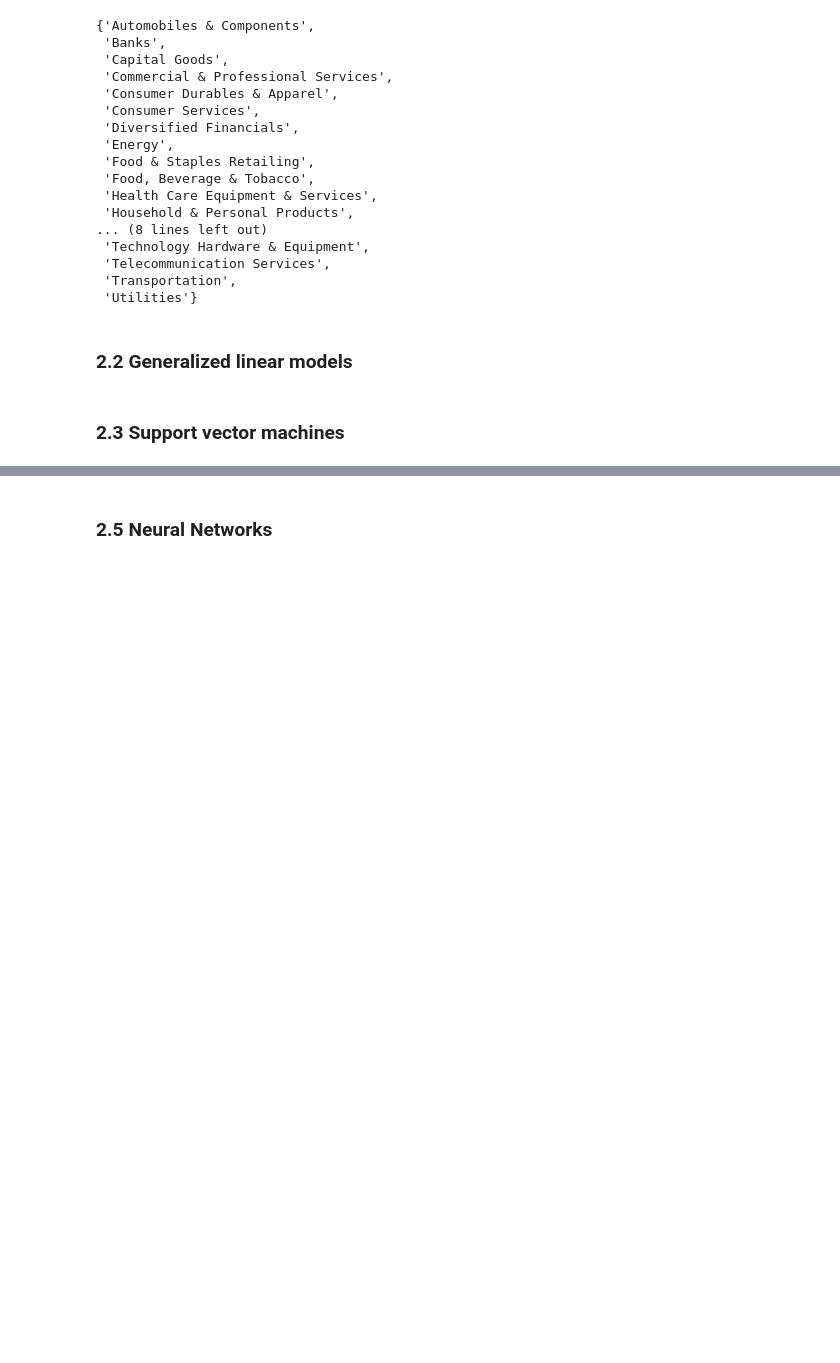
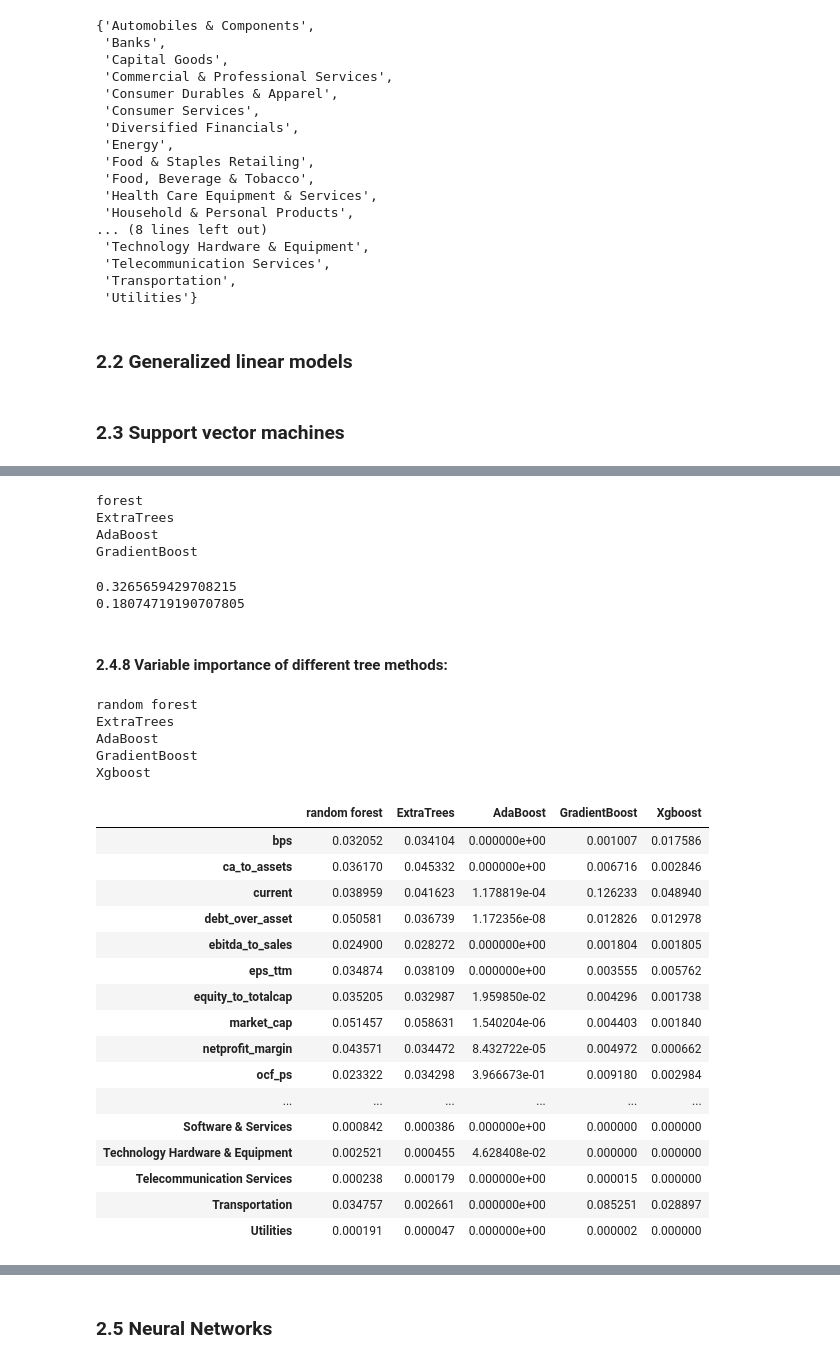
Before and after one commit to lanyama19/CFRM521Project, a Jupyter notebook: CFRM521_Project .ipynb, the cells around one changed output, grey strips where cells are left out. Saved outputs shown, nothing was run; the diff lists cells and outputs as text; code cells hidden in the pictures; blank space fills up the shorter version.

```diff
--- a/CFRM521_Project .ipynb
+++ b/CFRM521_Project .ipynb
@@ -260,0 +585,57 @@ with open('cleanTest.p', 'wb') as hp:
+# %%
+pred_test = []
+for idx, m_ in enumerate(models):
+    pred_test.append(m_.predict(X_test))
+    print(model_names[idx])
+pred_test = np.transpose(np.array(pred_test))
+# %% [output]
+forest
+ExtraTrees
+AdaBoost
+GradientBoost
+# %%
+# test MSE
+print(mean_squared_error(y_test, blender.predict(pred_test)))
+# test MAE
+print(mean_absolute_error(y_test, blender.predict(pred_test)))
+# %% [output]
+0.3265659429708215
+0.18074719190707805
+# %% [markdown]
+#### 2.4.8 Variable importance of different tree methods:
+# %%
+models = [best_rf_reg, extratrees, ada, gb, xgb]
+model_names = ["random forest", "ExtraTrees", "AdaBoost", "GradientBoost", "Xgboost"]
+
+importances = []
+for idx, m_ in enumerate(models):
+    importances.append(m_.feature_importances_)
+    print(model_names[idx])
+importances = np.transpose(np.array(importances))
+# %% [output]
+random forest
+ExtraTrees
+AdaBoost
+GradientBoost
+Xgboost
+# %%
+importances=pd.DataFrame(importances, index=list(features),columns=model_names)
+importances
+# %% [output]
+|  | random forest | ExtraTrees | AdaBoost | GradientBoost | Xgboost |
+| bps | 0.032052 | 0.034104 | 0.000000e+00 | 0.001007 | 0.017586 |
+| ca_to_assets | 0.036170 | 0.045332 | 0.000000e+00 | 0.006716 | 0.002846 |
+| current | 0.038959 | 0.041623 | 1.178819e-04 | 0.126233 | 0.048940 |
+| debt_over_asset | 0.050581 | 0.036739 | 1.172356e-08 | 0.012826 | 0.012978 |
+| ebitda_to_sales | 0.024900 | 0.028272 | 0.000000e+00 | 0.001804 | 0.001805 |
+| eps_ttm | 0.034874 | 0.038109 | 0.000000e+00 | 0.003555 | 0.005762 |
+| equity_to_totalcap | 0.035205 | 0.032987 | 1.959850e-02 | 0.004296 | 0.001738 |
+| market_cap | 0.051457 | 0.058631 | 1.540204e-06 | 0.004403 | 0.001840 |
+| netprofit_margin | 0.043571 | 0.034472 | 8.432722e-05 | 0.004972 | 0.000662 |
+| ocf_ps | 0.023322 | 0.034298 | 3.966673e-01 | 0.009180 | 0.002984 |
+| ... | ... | ... | ... | ... | ... |
+| Software & Services | 0.000842 | 0.000386 | 0.000000e+00 | 0.000000 | 0.000000 |
+| Technology Hardware & Equipment | 0.002521 | 0.000455 | 4.628408e-02 | 0.000000 | 0.000000 |
+| Telecommunication Services | 0.000238 | 0.000179 | 0.000000e+00 | 0.000015 | 0.000000 |
+| Transportation | 0.034757 | 0.002661 | 0.000000e+00 | 0.085251 | 0.028897 |
+| Utilities | 0.000191 | 0.000047 | 0.000000e+00 | 0.000002 | 0.000000 |
```
Also changed, not shown: parts of 53 cells of this notebook.
